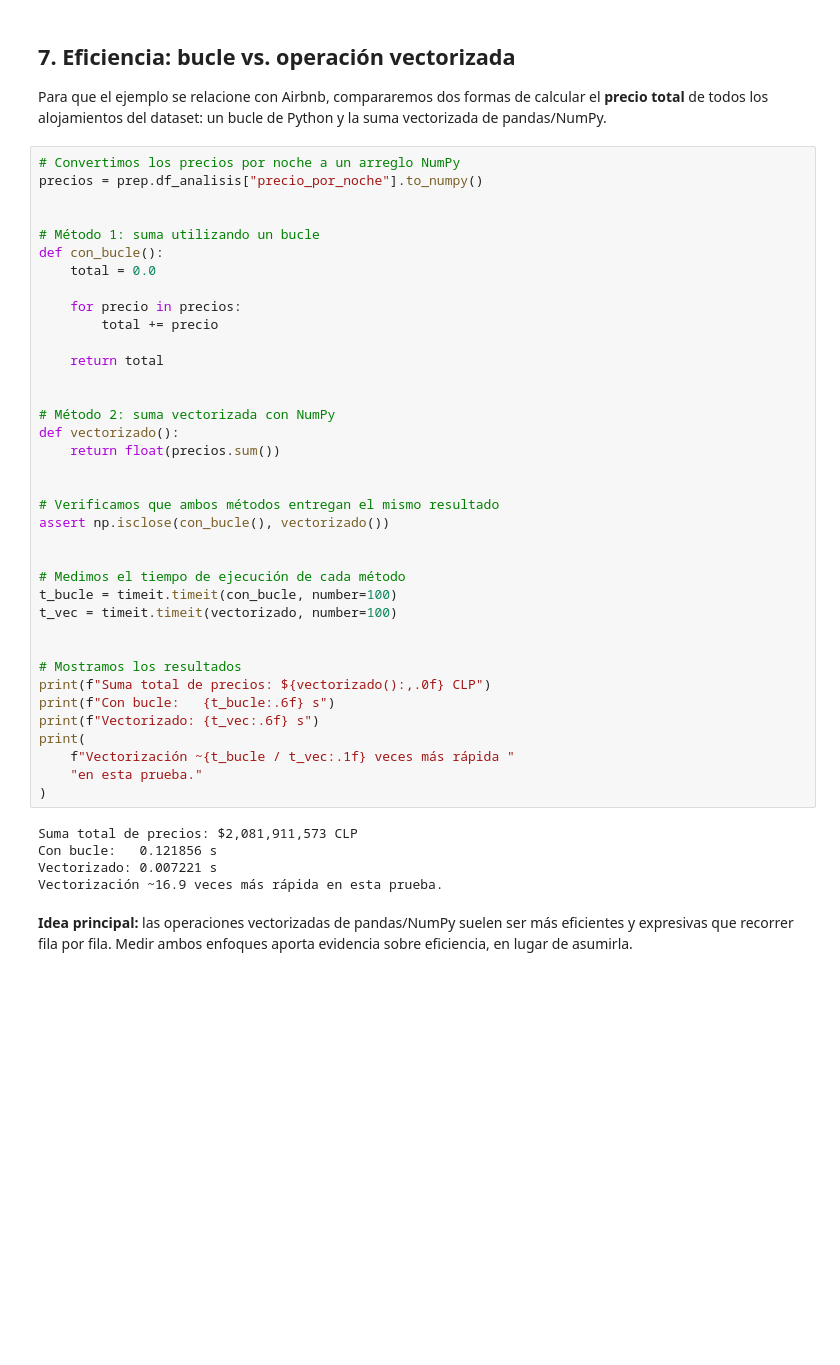
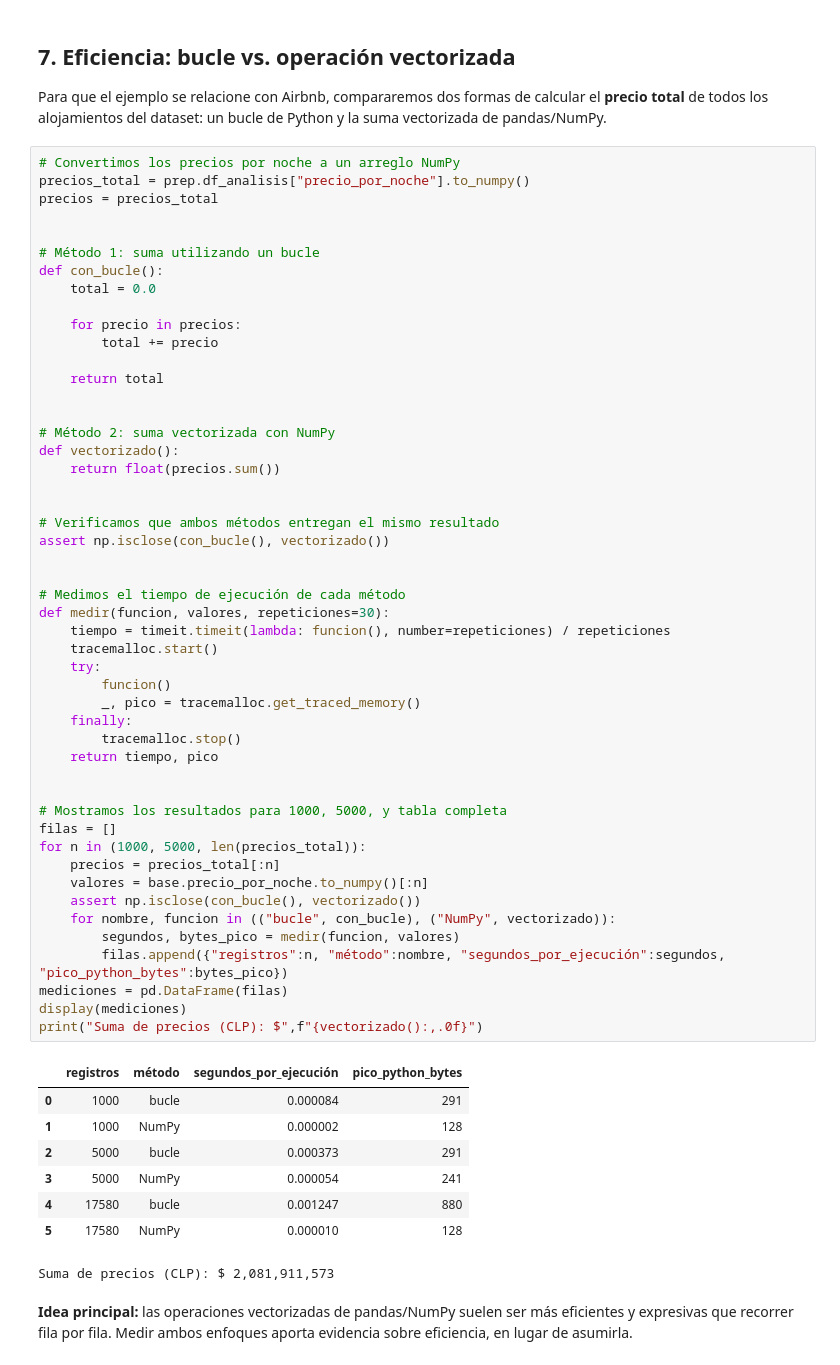
Before and after one commit to Alfredoabraham/proyecto-grupo3-mcdi500, a Jupyter notebook: F3/F3_S02_POO_Airbnb_Grupo3_.ipynb, the cells around one changed output. Drawn from its saved outputs; the diff is of its cells as text; blank space fills up the shorter version.

Commit message:
feat: eficiencia evalua 1000 5000 y tabla completa

```diff
--- a/F3/F3_S02_POO_Airbnb_Grupo3_.ipynb
+++ b/F3/F3_S02_POO_Airbnb_Grupo3_.ipynb
@@ -565,46 +566,62 @@ La clave de toda recursión es tener **(1) un caso base** y **(2) un caso recurs
 Para que el ejemplo se relacione con Airbnb, compararemos dos formas de calcular el **precio total** de todos los alojamientos del dataset: un bucle de Python y la suma vectorizada de pandas/NumPy.
 # %%
 # Convertimos los precios por noche a un arreglo NumPy
-precios = prep.df_analisis["precio_por_noche"].to_numpy()
+precios_total = prep.df_analisis["precio_por_noche"].to_numpy()
+precios = precios_total
 
 
 # Método 1: suma utilizando un bucle
 def con_bucle():
     total = 0.0
 
     for precio in precios:
         total += precio
 
     return total
 
 
 # Método 2: suma vectorizada con NumPy
 def vectorizado():
     return float(precios.sum())
 
 
 # Verificamos que ambos métodos entregan el mismo resultado
 assert np.isclose(con_bucle(), vectorizado())
 
 
 # Medimos el tiempo de ejecución de cada método
-t_bucle = timeit.timeit(con_bucle, number=100)
-t_vec = timeit.timeit(vectorizado, number=100)
+def medir(funcion, valores, repeticiones=30):
+    tiempo = timeit.timeit(lambda: funcion(), number=repeticiones) / repeticiones
+    tracemalloc.start()
+    try:
+        funcion()
+        _, pico = tracemalloc.get_traced_memory()
+    finally:
+        tracemalloc.stop()
+    return tiempo, pico
 
 
-# Mostramos los resultados
-print(f"Suma total de precios: ${vectorizado():,.0f} CLP")
-print(f"Con bucle:   {t_bucle:.6f} s")
-print(f"Vectorizado: {t_vec:.6f} s")
-print(
-    f"Vectorización ~{t_bucle / t_vec:.1f} veces más rápida "
-    "en esta prueba."
-)
+# Mostramos los resultados para 1000, 5000, y tabla completa
+filas = []
+for n in (1000, 5000, len(precios_total)):
+    precios = precios_total[:n]
+    valores = base.precio_por_noche.to_numpy()[:n]
+    assert np.isclose(con_bucle(), vectorizado())
+    for nombre, funcion in (("bucle", con_bucle), ("NumPy", vectorizado)):
+        segundos, bytes_pico = medir(funcion, valores)
+        filas.append({"registros":n, "método":nombre, "segundos_por_ejecución":segundos, "pico_python_bytes":bytes_pico})
+mediciones = pd.DataFrame(filas)
+display(mediciones)
+print("Suma de precios (CLP): $",f"{vectorizado():,.0f}")
 # %% [output]
+|  | registros | método | segundos_por_ejecución | pico_python_bytes |
+| 0 | 1000 | bucle | 0.000084 | 291 |
+| 1 | 1000 | NumPy | 0.000002 | 128 |
+| 2 | 5000 | bucle | 0.000373 | 291 |
+| 3 | 5000 | NumPy | 0.000054 | 241 |
+| 4 | 17580 | bucle | 0.001247 | 880 |
+| 5 | 17580 | NumPy | 0.000010 | 128 |
-Suma total de precios: $2,081,911,573 CLP
-Con bucle:   0.121856 s
-Vectorizado: 0.007221 s
-Vectorización ~16.9 veces más rápida en esta prueba.
+Suma de precios (CLP): $ 2,081,911,573
 # %% [markdown]
 **Idea principal:** las operaciones vectorizadas de pandas/NumPy suelen ser más eficientes y expresivas que recorrer fila por fila. Medir ambos enfoques aporta evidencia sobre eficiencia, en lugar de asumirla.
 # %% [markdown]
```
Also changed, not shown: parts of 1 cell of this notebook.
